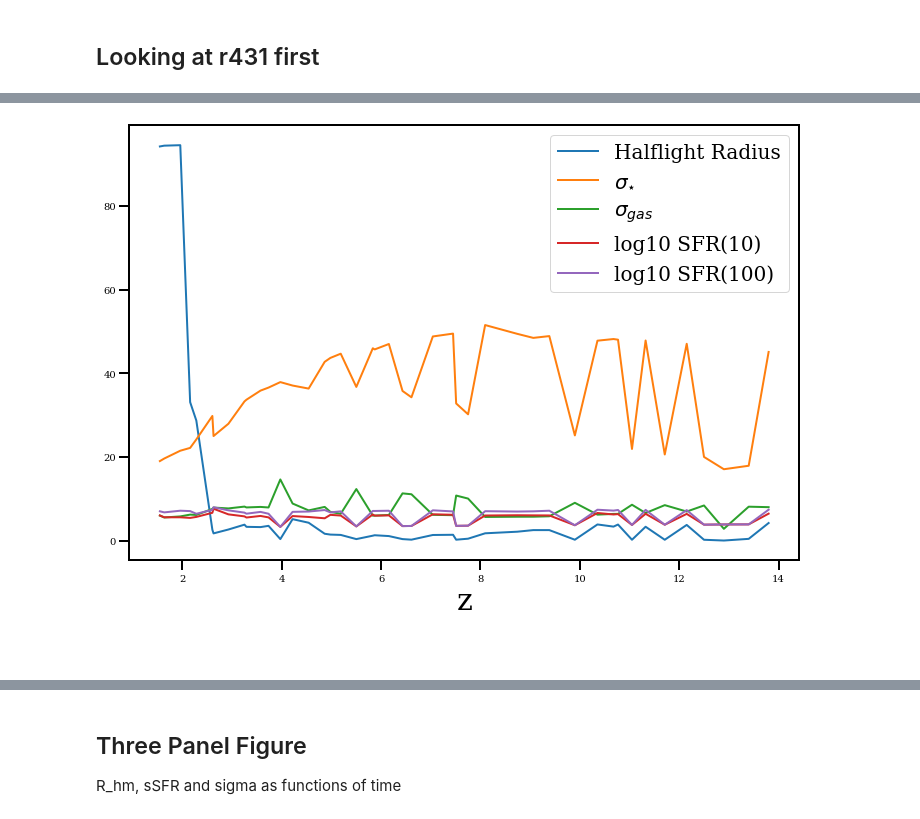
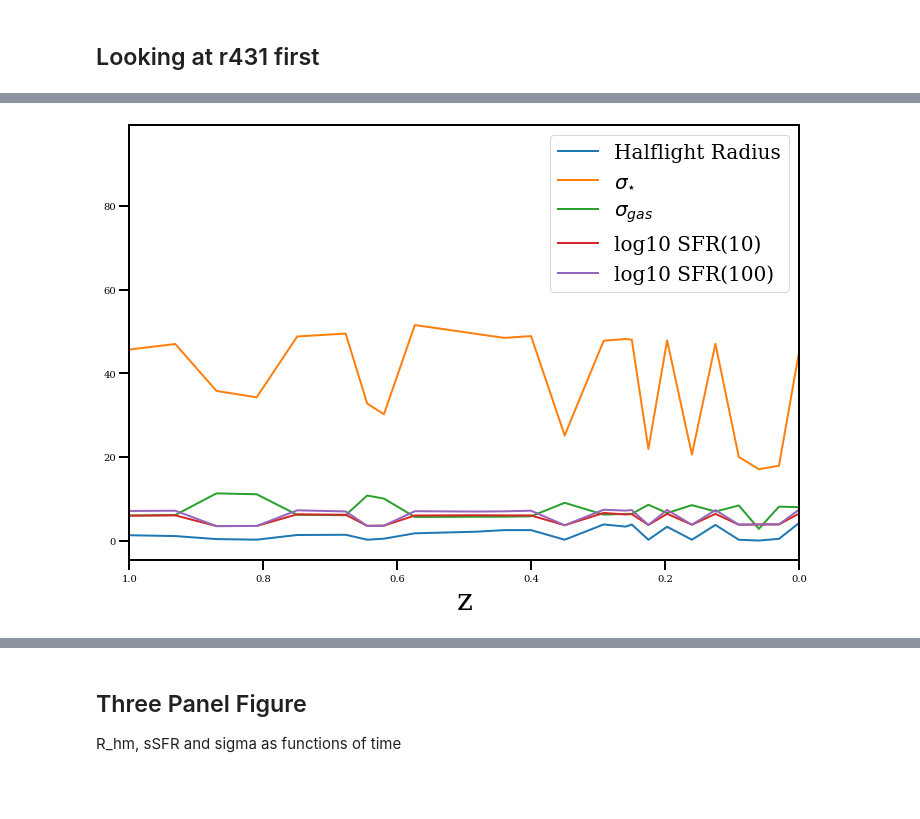
Before and after one commit to JosephWick/H1-merian, a Jupyter notebook: notebooks/BreathingPlots.ipynb, the cells around one changed output, grey strips where cells are left out. Saved outputs shown, nothing was run; the diff lists cells and outputs as text; code cells hidden in the pictures; blank space fills up the shorter version.

```diff
--- a/notebooks/BreathingPlots.ipynb
+++ b/notebooks/BreathingPlots.ipynb
@@ -59,21 +59,19 @@ df.head()
 # %%
 fig = plt.figure(facecolor='w', figsize=(12,8))
 
-plt.plot(df['t'], df['R_halflight'], linewidth=2)
-plt.plot(df['t'], df['sigma_star'], linewidth=2)
-plt.plot(df['t'], df['sigma_gas'], linewidth=2)
-plt.plot(df['t'], np.log10(df['SFR_10']), linewidth=2)
-plt.plot(df['t'], np.log10(df['SFR_100']), linewidth=2)
+plt.plot(df['z'], df['R_halflight'], linewidth=2)
+plt.plot(df['z'], df['sigma_star'], linewidth=2)
+plt.plot(df['z'], df['sigma_gas'], linewidth=2)
+plt.plot(df['z'], np.log10(df['SFR_10']), linewidth=2)
+plt.plot(df['z'], np.log10(df['SFR_100']), linewidth=2)
 
-#plt.xlim([1.0,0])
+plt.xlim([1.0,0])
 
 plt.legend(['Halflight Radius', r'$\sigma_{\star}$', r'$\sigma_{gas}$', 'log10 SFR(10)',
             'log10 SFR(100)'], fontsize=20)
 
 plt.xlabel('z', fontsize=30)
 
 plt.savefig('figures/breathing/prelim.png')
 # %% [output]
-[figure, old version]
+[figure, new version]
-# %% [markdown]
-##
```
Also changed, not shown: parts of 3 cells of this notebook, 1 other file.
